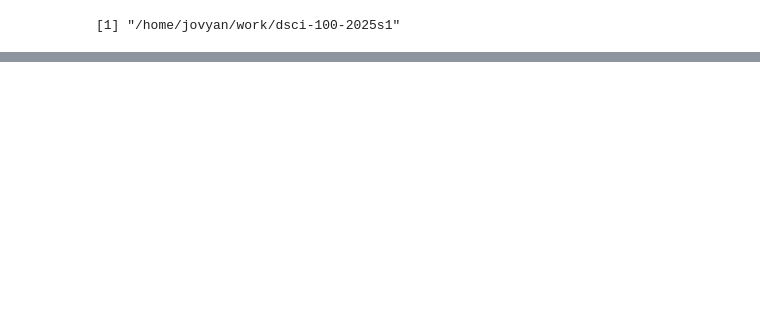
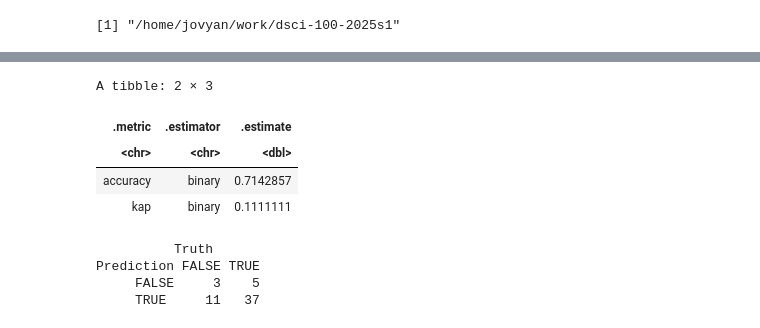
Before and after one commit to ch3lsmac/dsci-100-2025s1, a Jupyter notebook: Project.ipynb, the cells around one changed output, grey strips where cells are left out. Drawn from its saved outputs; the diff is of its cells as text; code cells hidden in the pictures; blank space fills up the shorter version.

Commit message:
Completed trial classification model
Performed a complete K-nn classification workflow with just code and calculated accuracy, precision, and recall for the model of K = 5.

```diff
--- a/Project.ipynb
+++ b/Project.ipynb
@@ -82,0 +104,23 @@ dbl (2): original_start_time, original_end_time
+# %%
+set.seed(2025)
+
+players_split <- initial_split(players_tidy, prop = 0.70, strata = subscribe)
+players_training <- training(players_split)
+players_testing <- testing(players_split)
+# %%
+players_recipe <- recipe(subscribe ~ ., data = players_training) |>
+    step_scale(Age) |>
+    step_center(Age)
+
+knn_spec <- nearest_neighbor(weight_func = "rectangular", neighbors = 5) |>
+    set_engine("kknn") |>
+    set_mode("classification")
+
+players_fit <- workflow() |>
+    add_recipe(players_recipe) |>
+    add_model(knn_spec) |>
+    fit(data = players_training)
+# %%
+players_predictions <- predict(players_fit, players_testing) |>
+    bind_cols(players_testing)
+players_predictions
@@ -82,0 +147,19 @@ dbl (2): original_start_time, original_end_time
+# %%
+players_metrics <- players_predictions |>
+    metrics(truth = subscribe, estimate = .pred_class)
+players_metrics
+# %% [output]
+A tibble: 2 × 3
+| .metric | .estimator | .estimate |
+| <chr> | <chr> | <dbl> |
+| accuracy | binary | 0.7142857 |
+| kap | binary | 0.1111111 |
+# %%
+players_matrix <- players_predictions |>
+    conf_mat(truth = subscribe, estimate = .pred_class)
+players_matrix
+# %% [output]
+          Truth
+Prediction FALSE TRUE
+     FALSE     3    5
+     TRUE     11   37
```
Also changed, not shown: parts of 11 cells of this notebook.
